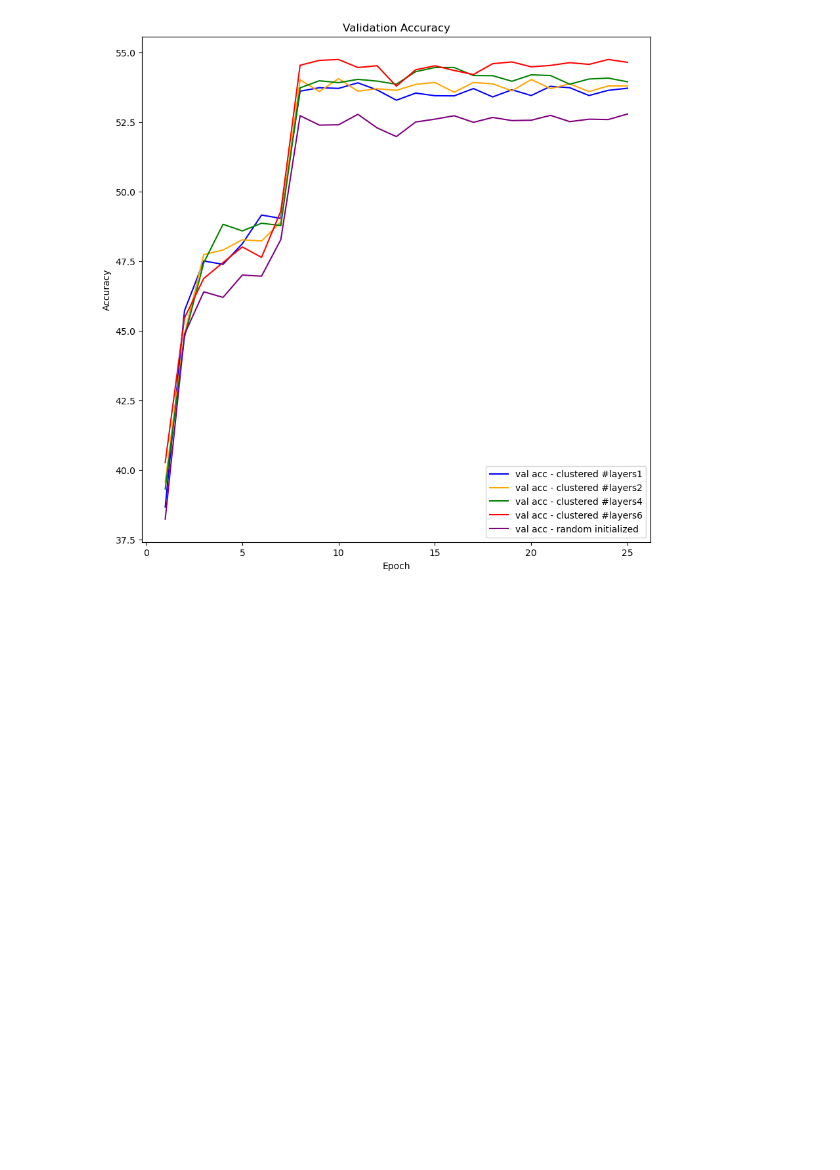
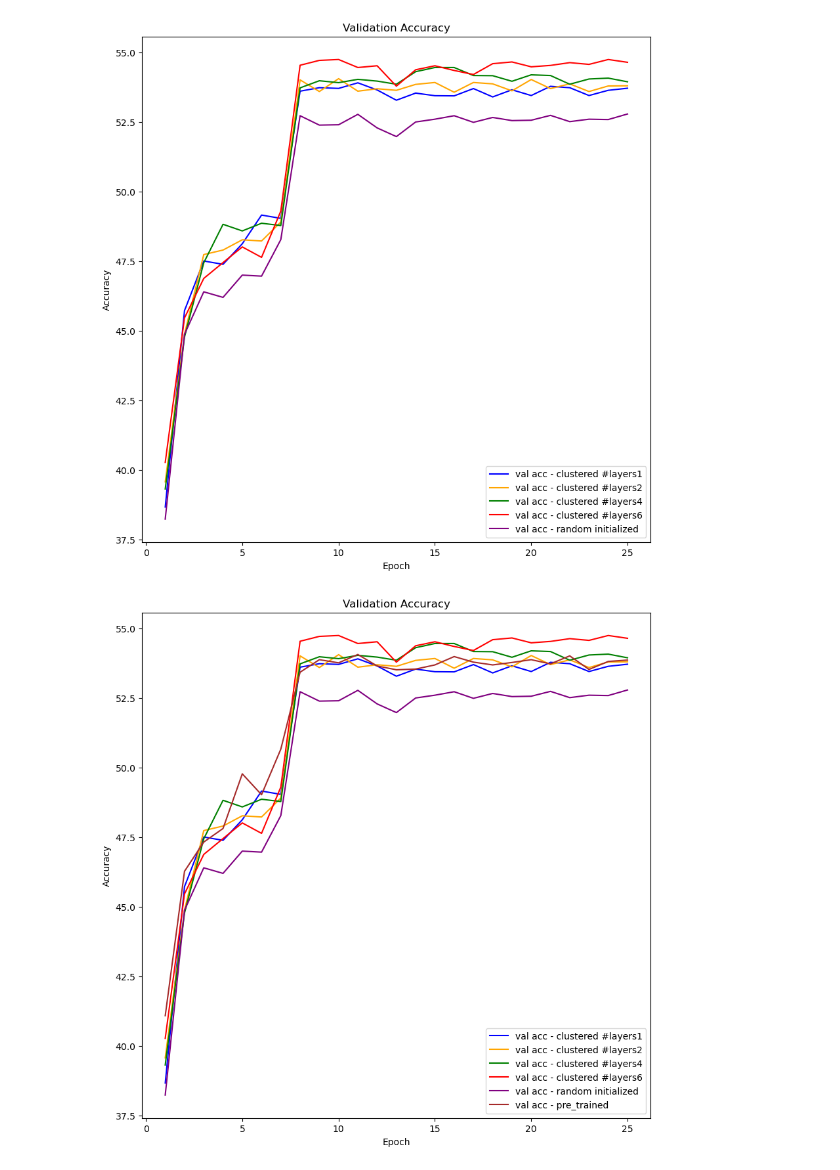
Before and after one commit to janulm/deep-learning-advanced-initialization, a Jupyter notebook: Custom_ResNet18_Experiments.ipynb, the cells around one changed output. Drawn from its saved outputs; the diff is of its cells as text; code cells hidden in the pictures; blank space fills up the shorter version.

```diff
--- a/Custom_ResNet18_Experiments.ipynb
+++ b/Custom_ResNet18_Experiments.ipynb
@@ -255,7 +255,7 @@ def clustering_for_single_layer(filters_per_layer,layer_key, num_clusters):
 
 
 
-def clustering_custom(models,device, num_clusters=30, num_layers=17):
+def clustering_single_kmeans(models,device, num_clusters=30, num_layers=17):
     # num layers need to be at least 1 and at most 17
     assert num_layers >= 1 and num_layers <= 17
 
@@ -348,7 +348,7 @@ for num_models_used in choices_num_models_used:
     # create a subset of the pre trained models
     subset_models = pre_trained_models[:num_models_used]
     # create a model with the clustered filters
-    clustered_models = [clustering_custom(subset_models,device, num_clusters=30, num_layers=17) for i in range(num_runs)]
+    clustered_models = [clustering_single_kmeans(subset_models,device, num_clusters=30, num_layers=17) for i in range(num_runs)]
     # evaluate the model
     path = f"./results_training_run2_Adams/experiment_results_sgd/clustered_model_num_models_{num_models_used}"
     c_params = eval_models(clustered_models,data_loaders,path,True)
@@ -382,7 +382,7 @@ for num_clusters in choices_num_clusters:
     subset_models = pre_trained_models[:5]
     # create a model with the clustered filters
     #clustered_model = clustering_custom(subset_models,device, num_clusters=num_clusters, num_layers=17)
-    clustered_models = [clustering_custom(subset_models,device, num_clusters=num_clusters, num_layers=17) for i in range(num_runs)]
+    clustered_models = [clustering_single_kmeans(subset_models,device, num_clusters=num_clusters, num_layers=17) for i in range(num_runs)]
     # evaluate the model
     path = f"./results_training_run2_Adams/experiment_results_sgd/clustered_model_num_clusters_{num_clusters}"
     c_params = eval_models(clustered_models,data_loaders,path,True)
@@ -418,7 +418,7 @@ for num_layers in choices_num_layers:
     subset_models = pre_trained_models[:5]
     # create a model with the clustered filters
     #clustered_model = clustering_custom(subset_models,device, num_clusters=30, num_layers=num_layers)
-    clustered_models = [clustering_custom(subset_models,device, num_clusters=30, num_layers=num_layers) for i in range(num_runs)]
+    clustered_models = [clustering_single_kmeans(subset_models,device, num_clusters=30, num_layers=num_layers) for i in range(num_runs)]
     # evaluate the model
     path = f"./results_training_run2_Adams/experiment_results_sgd/clustered_model_num_layers_{num_layers}"
     c_params = eval_models(clustered_models,data_loaders,path,True)
@@ -447,3 +447,8 @@ Using 5 models to create filters
 Using 5 models to create filters
 Using 5 models to create filters
 [figure]
+# %%
+num_filters_dict['pre_trained'] = pre_t_params
+inf.plot_trainings_mean_min_max(num_filters_dict,display_train_acc=False,display_only_mean=True,save=True,save_path=plot_path,display=True)
+# %% [output]
+[figure, added]
```
Also changed, not shown: parts of 5 cells of this notebook, 1 other file.
